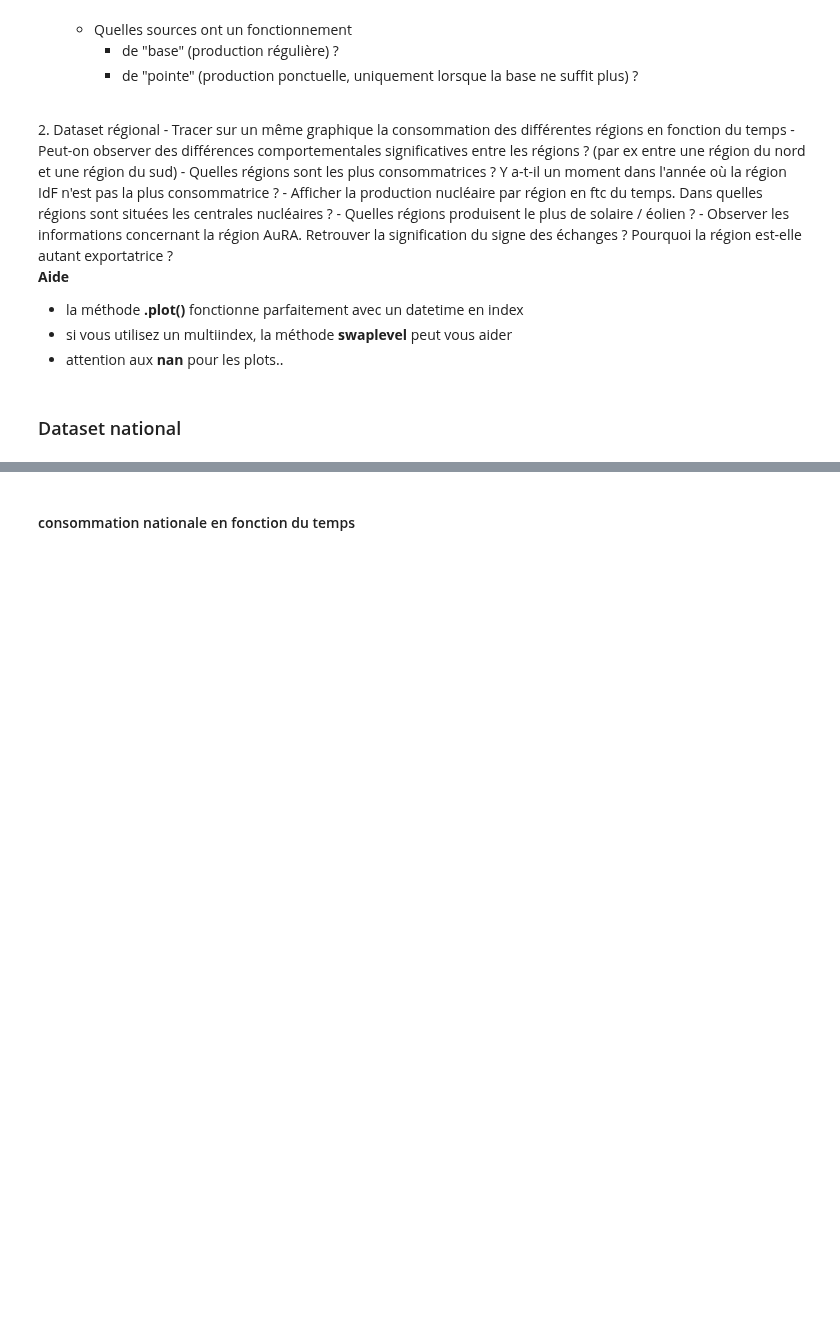
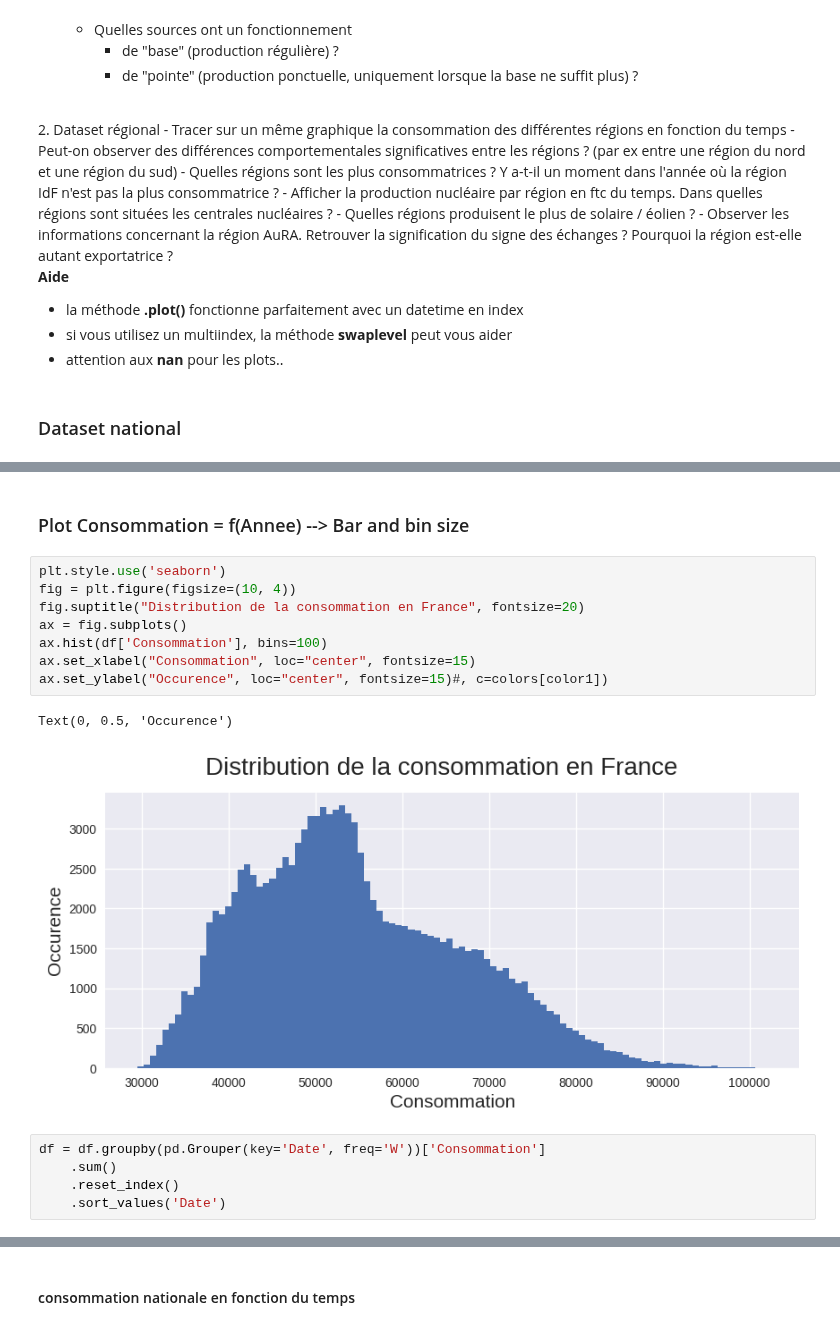
Before and after one commit to ManuLabricole/CDN-Statistique, a Jupyter notebook: Notebooks/Stat_descriptives_part2_mise_en_pratique.ipynb, the cells around one changed output, grey strips where cells are left out. Drawn from its saved outputs; the diff is of its cells as text; blank space fills up the shorter version.

```diff
--- a/Notebooks/Stat_descriptives_part2_mise_en_pratique.ipynb
+++ b/Notebooks/Stat_descriptives_part2_mise_en_pratique.ipynb
@@ -425,0 +581,18 @@ L'objectif ici est de **comprendre les données** présentes dans les deux dataf
+# %% [markdown]
+### Plot Consommation = f(Annee) --> Bar and bin size
+# %%
+plt.style.use('seaborn')
+fig = plt.figure(figsize=(10, 4))
+fig.suptitle("Distribution de la consommation en France", fontsize=20)
+ax = fig.subplots()
+ax.hist(df['Consommation'], bins=100)
+ax.set_xlabel("Consommation", loc="center", fontsize=15)
+ax.set_ylabel("Occurence", loc="center", fontsize=15)#, c=colors[color1])
+# %% [output]
+Text(0, 0.5, 'Occurence')
+[figure, added]
+# %%
+df = df.groupby(pd.Grouper(key='Date', freq='W'))['Consommation']
+    .sum()
+    .reset_index()
+    .sort_values('Date')
```
Also changed, not shown: parts of 20 cells of this notebook, 1 other file.
